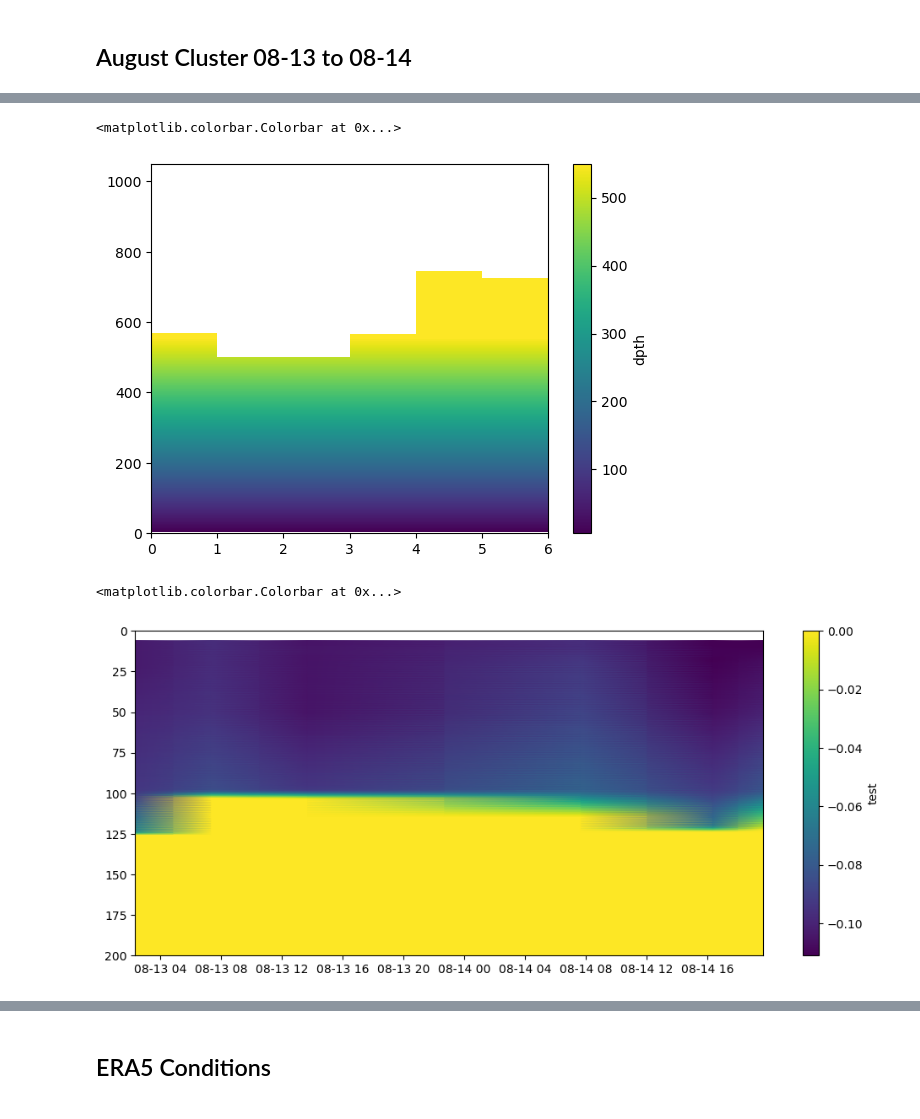
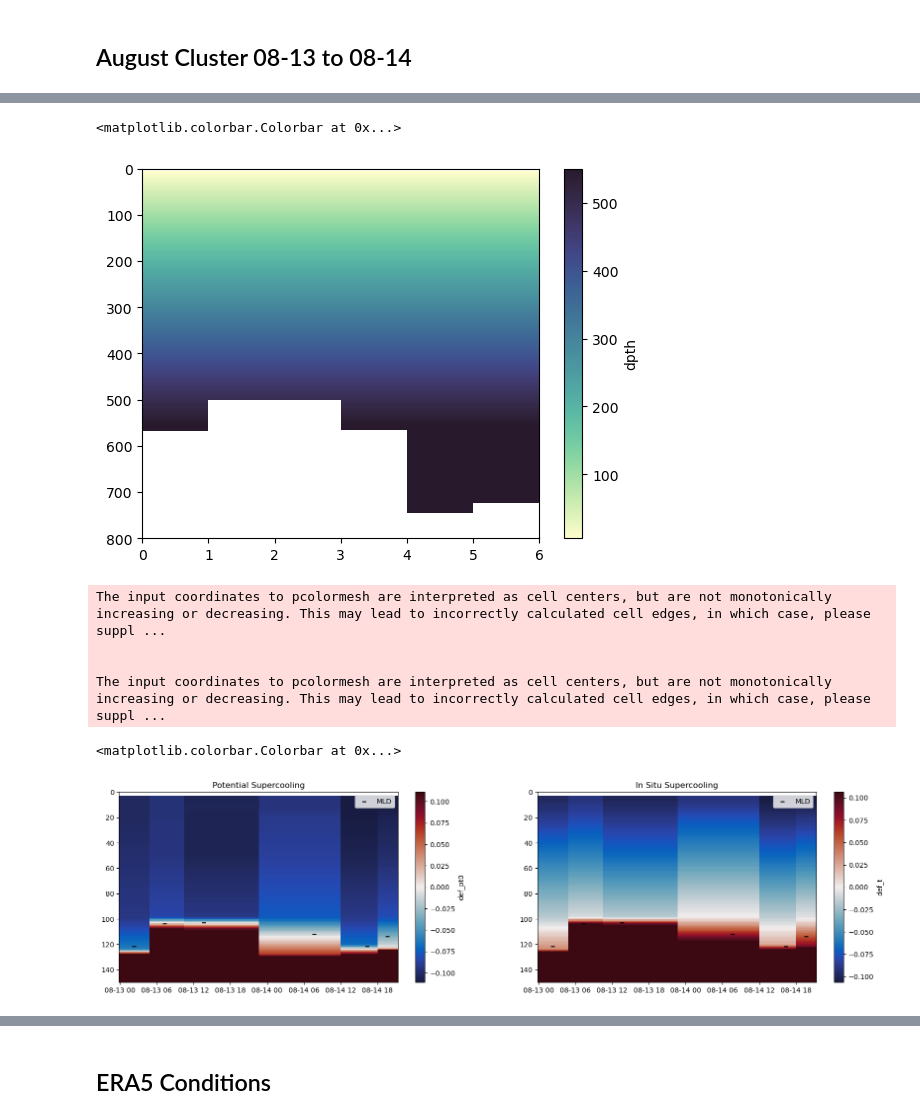
Before and after one commit to marlene-schramm/MSc_data_analysis, a Jupyter notebook: observations_reanalysis/supercooled_profiles_SEAL9900109.ipynb, the cells around one changed output, grey strips where cells are left out. Cells and saved outputs as stored; diff of their text form; code cells hidden in the pictures.

Commit message:
improve cluster plots (with sea conc for ex)

```diff
--- a/observations_reanalysis/supercooled_profiles_SEAL9900109.ipynb
+++ b/observations_reanalysis/supercooled_profiles_SEAL9900109.ipynb
@@ -352,31 +422,56 @@ mask_9900109 = (data1["id"] == 9900109)
 mask_time = (data1["datetimes"] < end) & (data1["datetimes"] > start)
 mask_final = mask_9900109 & mask_time
 
-cluster_data2 = {key: data2[key][:,mask_final] for key in data2.keys()}
-cluster_data2_datetimes = data1["datetimes"][mask_final]
+cluster08_data1 = {key: data1[key][mask_final] for key in data1.keys()}
+cluster08_data2 = {key: data2[key][:,mask_final] for key in data2.keys()}
+cluster08_data2_datetimes = data1["datetimes"][mask_final]
 # %%
 fig, ax = plt.subplots()
 
-pcm = ax.pcolormesh(cluster_data2["dpth"], vmax = 550)
+pcm = ax.pcolormesh(cluster08_data2["dpth"], vmax = 550, cmap = cmo.deep)
 
 # ax.pcolormesh(cluster_data2_datetimes, cluster_data2["dpth"], cluster_data2["def_pt0"])
 
+ax.set_ylim(800,0)
+
 # make colorbar
 fig.colorbar(pcm, label = "dpth")
 # %% [output]
 <matplotlib.colorbar.Colorbar at 0x...>
-[figure, old version]
+[figure, new version]
 # %%
-fig, ax = plt.subplots(figsize = (12,5))
+fig, ax = plt.subplots(1,2, figsize = (20,5))
 
-depth = np.nan_to_num(cluster_data2["dpth"], nan = 0)
+depth = np.nan_to_num(cluster08_data2["dpth"], nan = 0)
 
-pcm = ax.pcolormesh(cluster_data2_datetimes, depth, cluster_data2["def_pt0"], shading = "gouraud", vmax = 0)
+# plot potential SC
+max_SC = np.nanmin(cluster08_data2["def_pt0"])
+pcm = ax[0].pcolormesh(cluster08_data2_datetimes, depth, cluster08_data2["def_pt0"], cmap = cmo.balance, vmin = max_SC, vmax = -max_SC)
+# add MLD
+ax[0].scatter(cluster08_data1["datetimes"], cluster08_data1["mld"], marker = "_", color = "black", label = "MLD")
 
-ax.set_ylim(200,0)
+# plot in situ SC
+max_SC = np.nanmin(cluster08_data2["def_t"])
+pcm_iS = ax[1].pcolormesh(cluster08_data2_datetimes, depth, cluster08_data2["def_t"], cmap = cmo.balance, vmin = max_SC, vmax = -max_SC)
+# add MLD
+ax[1].scatter(cluster08_data1["datetimes"], cluster08_data1["mld"], marker = "_", color = "black", label = "MLD")
+
+ax[0].set_ylim(150,0)
+ax[1].set_ylim(150,0)
+
+ax[0].set_title("Potential Supercooling")
+ax[1].set_title("In Situ Supercooling")
+
+ax[0].legend(loc = "upper right")
+ax[1].legend(loc = "upper right")
 
 # make colorbar
-fig.colorbar(pcm, label = "test")
+fig.colorbar(pcm, label = "def_pt0")
+fig.colorbar(pcm_iS, label = "def_t")
 # %% [output]
-<matplotlib.colorbar.Colorbar at 0x...>
+The input coordinates to pcolormesh are interpreted as cell centers, but are not monotonically increasing or decreasing. This may lead to incorrectly calculated cell edges, in which case, please suppl ...
+
+
+The input coordinates to pcolormesh are interpreted as cell centers, but are not monotonically increasing or decreasing. This may lead to incorrectly calculated cell edges, in which case, please suppl ...
+<matplotlib.colorbar.Colorbar at 0x...>
-[figure, old version]
+[figure, new version]
```
Also changed, not shown: parts of 27 cells of this notebook.
